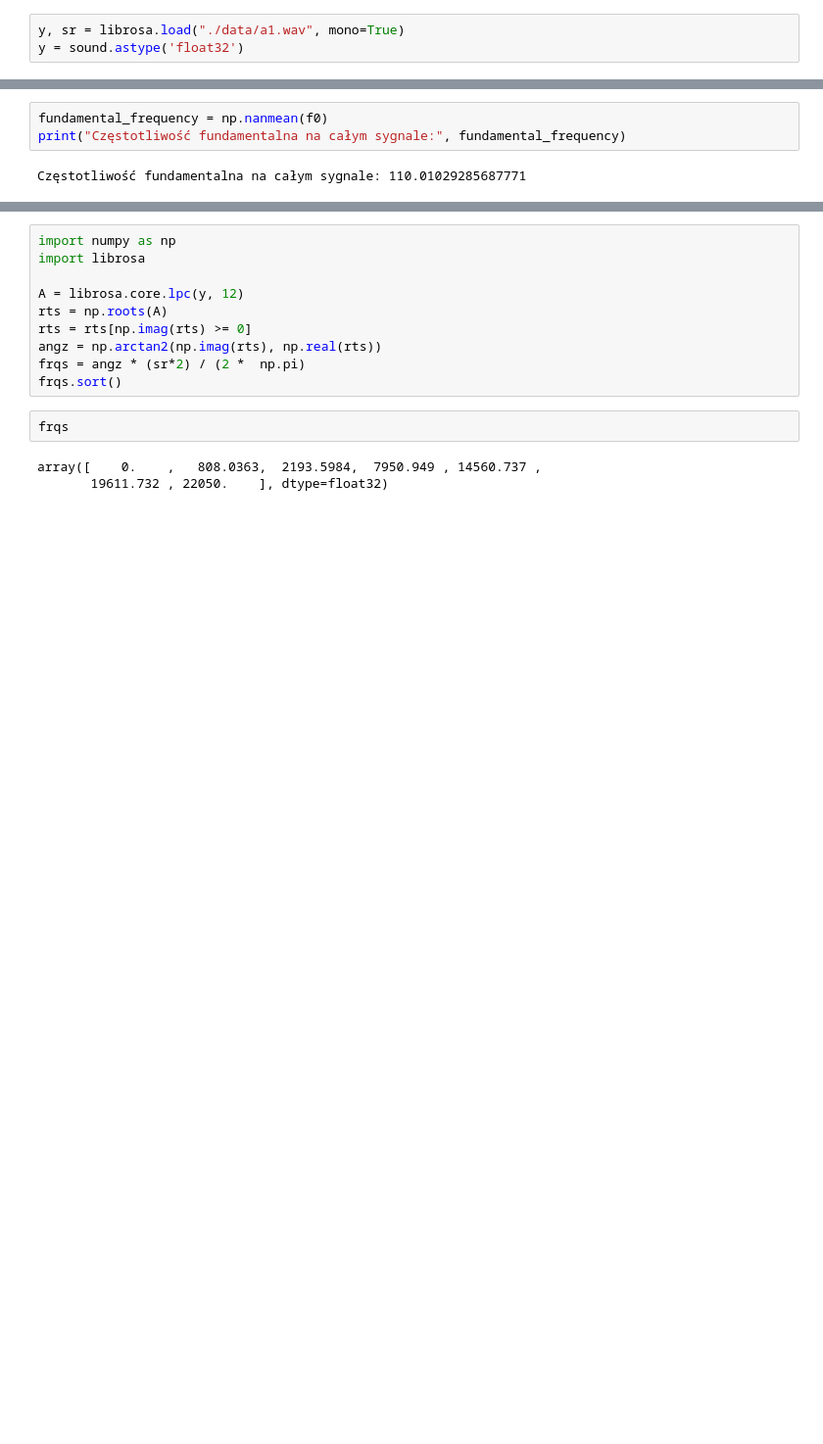
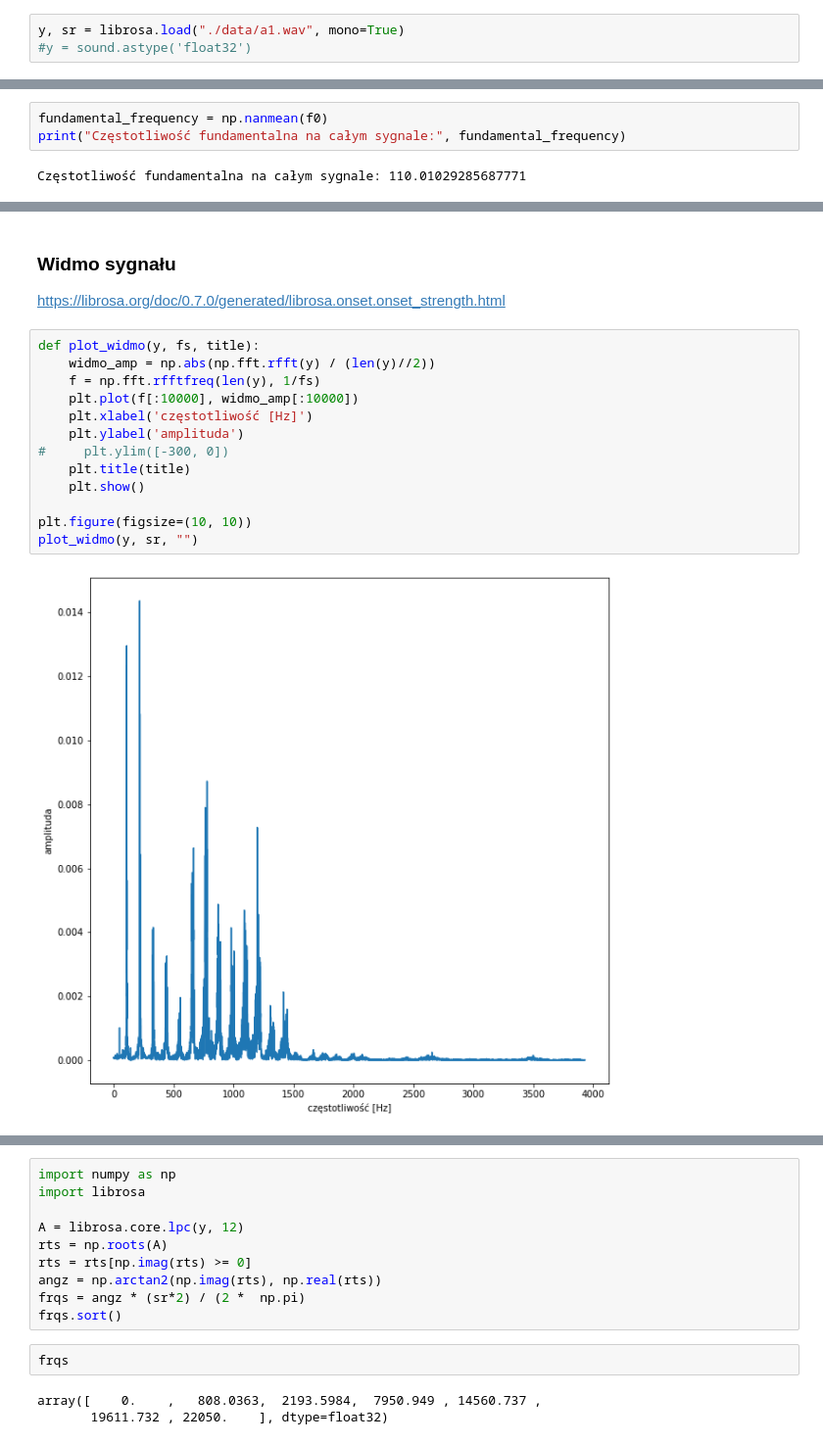
Before and after one commit to karlosos/acoustic_signals, a Jupyter notebook: lab07/Lab_07_Dzialowski.ipynb, the cells around one changed output, grey strips where cells are left out. Shown at 98% size. Drawn from its saved outputs; the diff is of its cells as text; blank space fills up the shorter version.

```diff
--- a/lab07/Lab_07_Dzialowski.ipynb
+++ b/lab07/Lab_07_Dzialowski.ipynb
@@ -16,7 +16,7 @@ warnings.filterwarnings('ignore')
 ## Wczytanie pliku dźwiękowego
 # %%
 y, sr = librosa.load("./data/a1.wav", mono=True)
-y = sound.astype('float32')
+#y = sound.astype('float32')
 # %% [markdown]
 ## Spektogram sygnału
 # %%
@@ -81 +81,19 @@ https://stackoverflow.com/questions/50428617/substitution-of-lpc-in-python-to-es
+# %% [markdown]
+### Widmo sygnału
+https://librosa.org/doc/0.7.0/generated/librosa.onset.onset_strength.html
+# %%
+def plot_widmo(y, fs, title):
+    widmo_amp = np.abs(np.fft.rfft(y) / (len(y)//2))
+    f = np.fft.rfftfreq(len(y), 1/fs)
+    plt.plot(f[:10000], widmo_amp[:10000])
+    plt.xlabel('częstotliwość [Hz]')
+    plt.ylabel('amplituda')
+#     plt.ylim([-300, 0])
+    plt.title(title)
+    plt.show()
+
+plt.figure(figsize=(10, 10))
+plot_widmo(y, sr, "")
+# %% [output]
+[figure, added]
 # %% [markdown]
```
Also changed, not shown: parts of 25 cells of this notebook, 5 other files.
